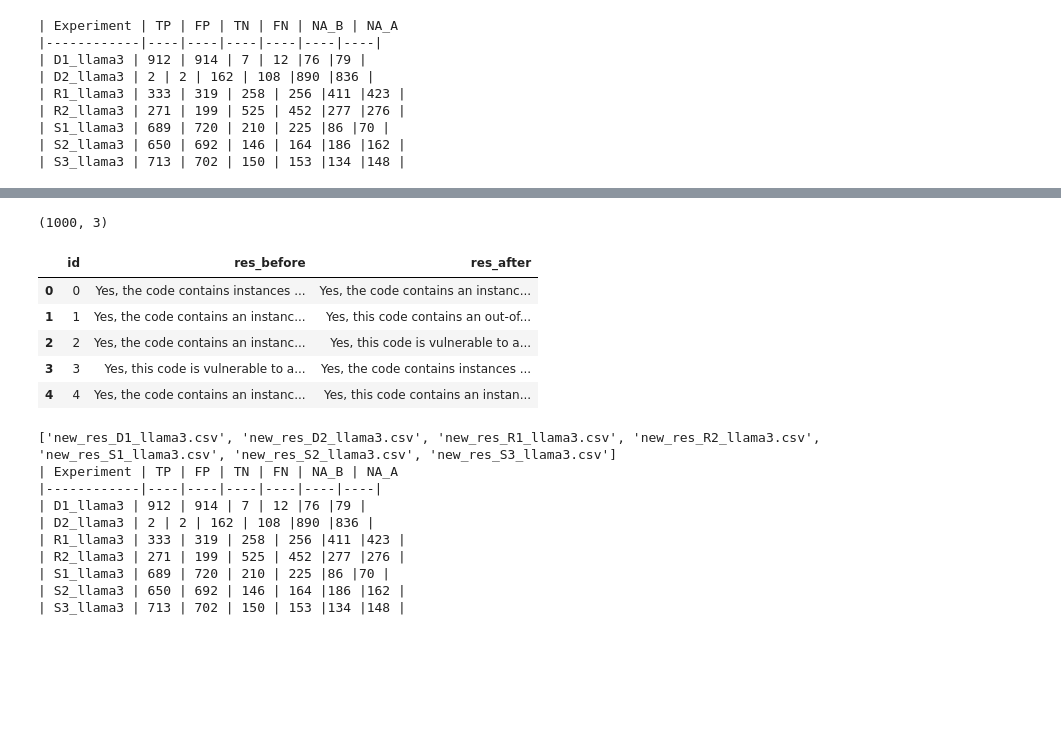
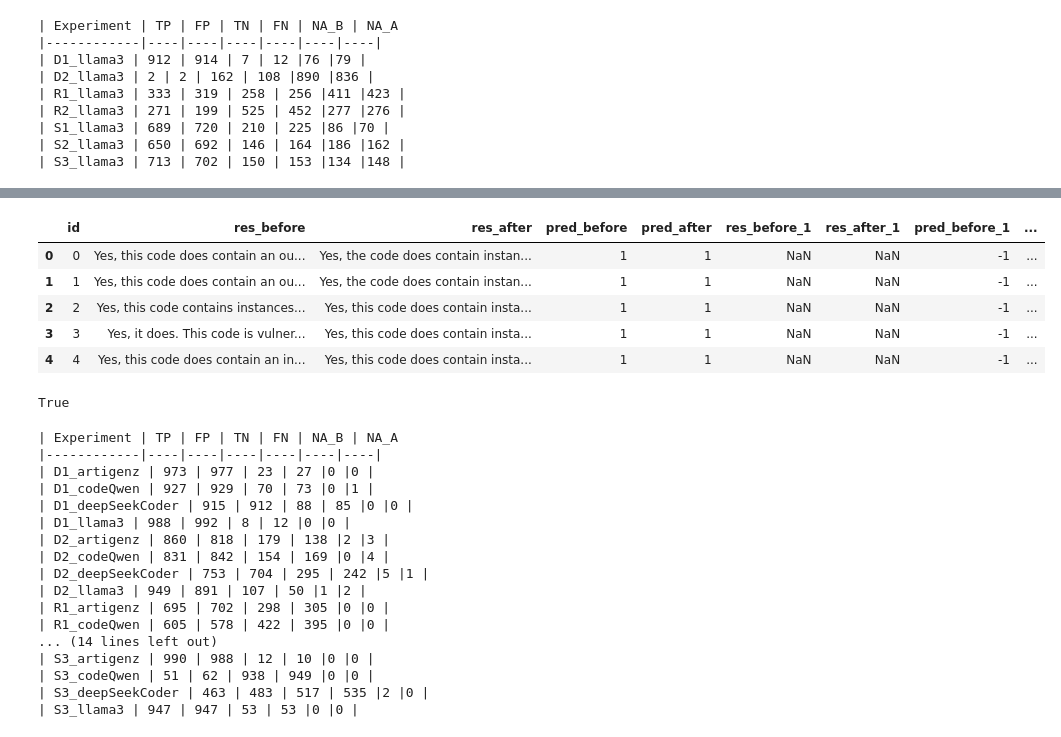
Before and after one commit to euisuh/CVEFixesUtil, a Jupyter notebook: analysis.ipynb, the cells around one changed output, grey strips where cells are left out. Drawn from its saved outputs; the diff is of its cells as text; code cells hidden in the pictures; blank space fills up the shorter version.

```diff
--- a/analysis.ipynb
+++ b/analysis.ipynb
@@ -299,3 +349,18 @@ csv_files
  'res_S3_llama3.csv']
+# %%
+df = pd.read_csv(f'kat_res/{csv_files[0]}')
+df.head()
+df.drop
+# %% [output]
+|  | id | res_before | res_after | pred_before | pred_after | res_before_1 | res_after_1 | pred_before_1 | ... |
+| 0 | 0 | Yes, this code does contain an ou... | Yes, the code does contain instan... | 1 | 1 | NaN | NaN | -1 | ... |
+| 1 | 1 | Yes, this code does contain an ou... | Yes, the code does contain instan... | 1 | 1 | NaN | NaN | -1 | ... |
+| 2 | 2 | Yes, this code contains instances... | Yes, this code does contain insta... | 1 | 1 | NaN | NaN | -1 | ... |
+| 3 | 3 | Yes, it does. This code is vulner... | Yes, this code does contain insta... | 1 | 1 | NaN | NaN | -1 | ... |
+| 4 | 4 | Yes, this code does contain an in... | Yes, this code does contain insta... | 1 | 1 | NaN | NaN | -1 | ... |
+# %%
+df['pred_before'].iloc[0] == 1
+# %% [output]
+True
 # %%
 import re
@@ -327,45 +408,40 @@ for csv_file in csv_files:
 
     df.to_csv(f"kat_res/{csv_file}", index=False)
-# %%
-df = pd.read_csv('kat_res/res_D1_llama3.csv')
-df.shape
-# %% [output]
-(1000, 3)
-# %%
-df.head()
-# %% [output]
-|  | id | res_before | res_after |
-| 0 | 0 | Yes, the code contains instances ... | Yes, the code contains an instanc... |
-| 1 | 1 | Yes, the code contains an instanc... | Yes, this code contains an out-of... |
-| 2 | 2 | Yes, the code contains an instanc... | Yes, this code is vulnerable to a... |
-| 3 | 3 | Yes, this code is vulnerable to a... | Yes, the code contains instances ... |
-| 4 | 4 | Yes, the code contains an instanc... | Yes, this code contains an instan... |
 # %%
 import os
+from utils import *
+
 table = "| Experiment | TP | FP | TN | FN | NA_B | NA_A\n"
 table += "|------------|----|----|----|----|----|----|\n"
 
-csv_files = [file for file in os.listdir('kat_res/') if file.endswith('.csv') and 'new' in file]
+# csv_files = [file for file in os.listdir('kat_res/') if file.endswith('.csv') and 'new' in file]
 
-csv_files.sort()
-print(csv_files)
+# csv_files.sort()
+# print(csv_files)
 
 for csv_file in csv_files:
-    experiment_name = csv_file.split('new_res_')[1].split('.csv')[0]
+    experiment_name = csv_file.split('res_')[1].split('.csv')[0]
 
     df = pd.read_csv(f"kat_res/{csv_file}")
-    tp, fp, tn, fn, na_b, na_a = calculate_metrics(df, 'pred_before', 'pred_after')
+    tp, fp, tn, fn, na_b, na_a = calculate_metrics(df, 'pred_before_1', 'pred_after_1')
     table += f"| {experiment_name} | {tp} | {fp} | {tn} | {fn} |{na_b} |{na_a} |\n"
 
 print(table)
 # %% [output]
-['new_res_D1_llama3.csv', 'new_res_D2_llama3.csv', 'new_res_R1_llama3.csv', 'new_res_R2_llama3.csv', 'new_res_S1_llama3.csv', 'new_res_S2_llama3.csv', 'new_res_S3_llama3.csv']
 | Experiment | TP | FP | TN | FN | NA_B | NA_A
 |------------|----|----|----|----|----|----|
-| D1_llama3 | 912 | 914 | 7 | 12 |76 |79 |
-| D2_llama3 | 2 | 2 | 162 | 108 |890 |836 |
-| R1_llama3 | 333 | 319 | 258 | 256 |411 |423 |
-| R2_llama3 | 271 | 199 | 525 | 452 |277 |276 |
-| S1_llama3 | 689 | 720 | 210 | 225 |86 |70 |
-| S2_llama3 | 650 | 692 | 146 | 164 |186 |162 |
-| S3_llama3 | 713 | 702 | 150 | 153 |134 |148 |
+| D1_artigenz | 973 | 977 | 23 | 27 |0 |0 |
+| D1_codeQwen | 927 | 929 | 70 | 73 |0 |1 |
+| D1_deepSeekCoder | 915 | 912 | 88 | 85 |0 |0 |
+| D1_llama3 | 988 | 992 | 8 | 12 |0 |0 |
+| D2_artigenz | 860 | 818 | 179 | 138 |2 |3 |
+| D2_codeQwen | 831 | 842 | 154 | 169 |0 |4 |
+| D2_deepSeekCoder | 753 | 704 | 295 | 242 |5 |1 |
+| D2_llama3 | 949 | 891 | 107 | 50 |1 |2 |
+| R1_artigenz | 695 | 702 | 298 | 305 |0 |0 |
+| R1_codeQwen | 605 | 578 | 422 | 395 |0 |0 |
+... (14 lines left out)
+| S3_artigenz | 990 | 988 | 12 | 10 |0 |0 |
+| S3_codeQwen | 51 | 62 | 938 | 949 |0 |0 |
+| S3_deepSeekCoder | 463 | 483 | 517 | 535 |2 |0 |
+| S3_llama3 | 947 | 947 | 53 | 53 |0 |0 |
```
Also changed, not shown: parts of 12 cells of this notebook, 1 other file.
